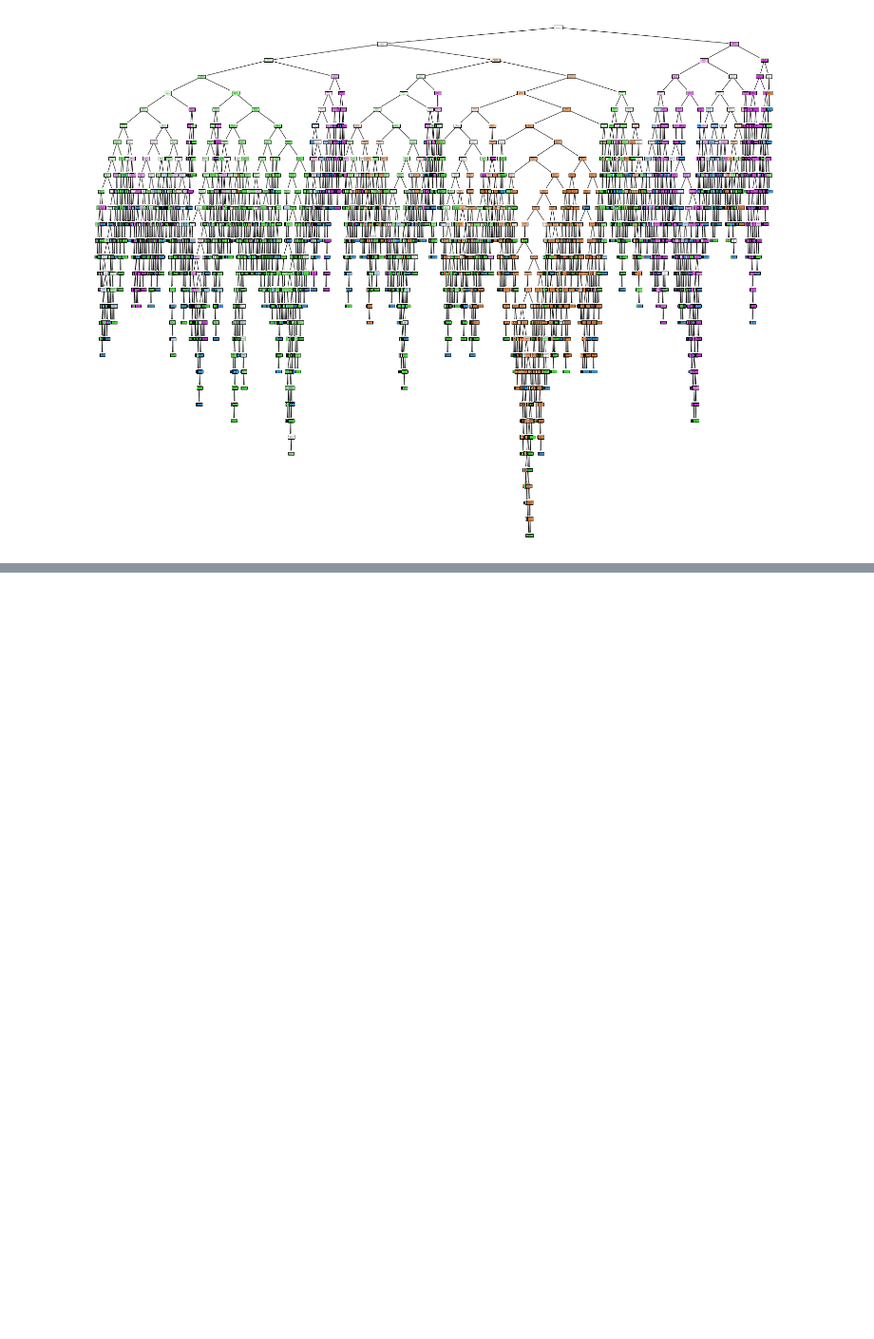
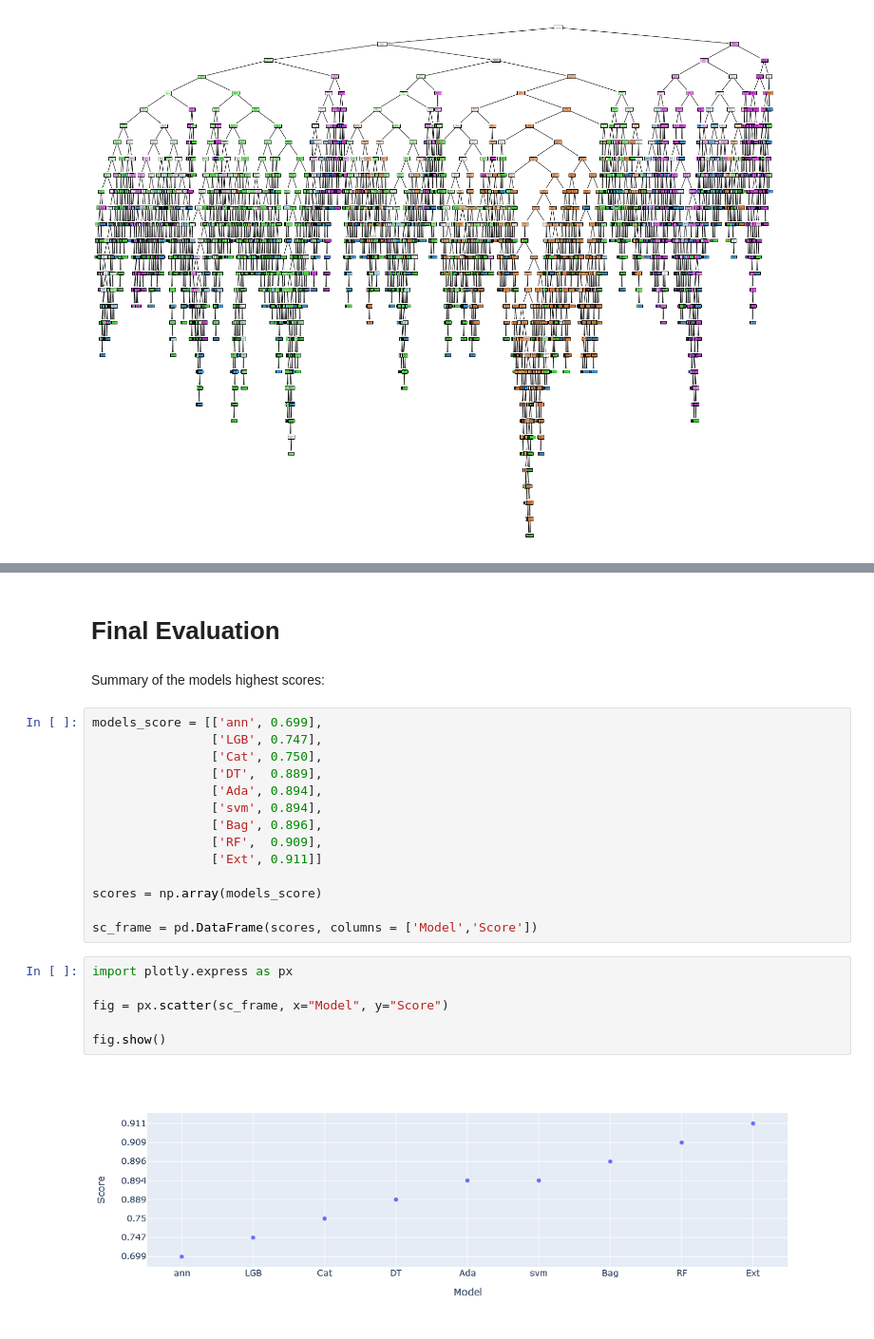
Before and after one commit to 0xArwa/ADHD-severity-prediction, a Jupyter notebook: ADHD-project.ipynb, the cells around one changed output, grey strips where cells are left out. Shown at 95% size. Drawn from its saved outputs; the diff is of its cells as text; blank space fills up the shorter version.

```diff
--- a/ADHD-project.ipynb
+++ b/ADHD-project.ipynb
@@ -1031,0 +1069,27 @@ feature_imp
+# %% [markdown]
+<a id='8'></a>
+# Final Evaluation
+# %% [markdown]
+Summary of the models highest scores:
+# %%
+models_score = [['ann', 0.699],
+                ['LGB', 0.747],
+                ['Cat', 0.750],
+                ['DT',  0.889],
+                ['Ada', 0.894],
+                ['svm', 0.894],
+                ['Bag', 0.896],
+                ['RF',  0.909],
+                ['Ext', 0.911]]
+
+scores = np.array(models_score)
+
+sc_frame = pd.DataFrame(scores, columns = ['Model','Score'])
+# %%
+import plotly.express as px
+
+fig = px.scatter(sc_frame, x="Model", y="Score")
+
+fig.show()
+# %% [output]
+[figure, added]
```
Also changed, not shown: parts of 133 cells of this notebook.
